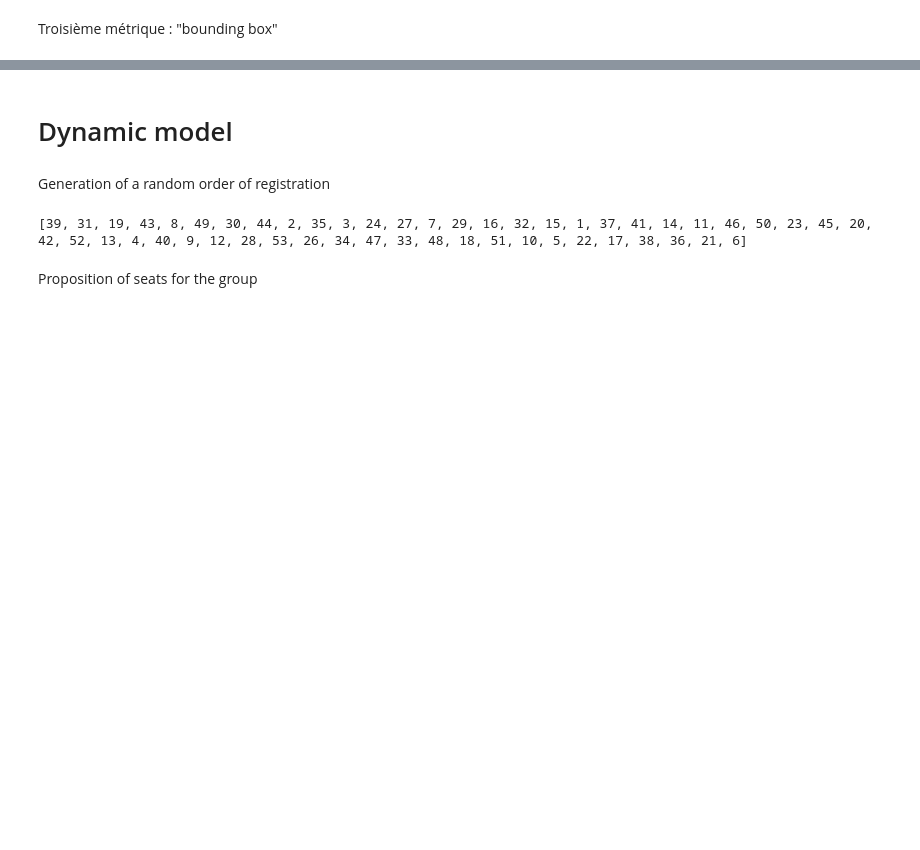
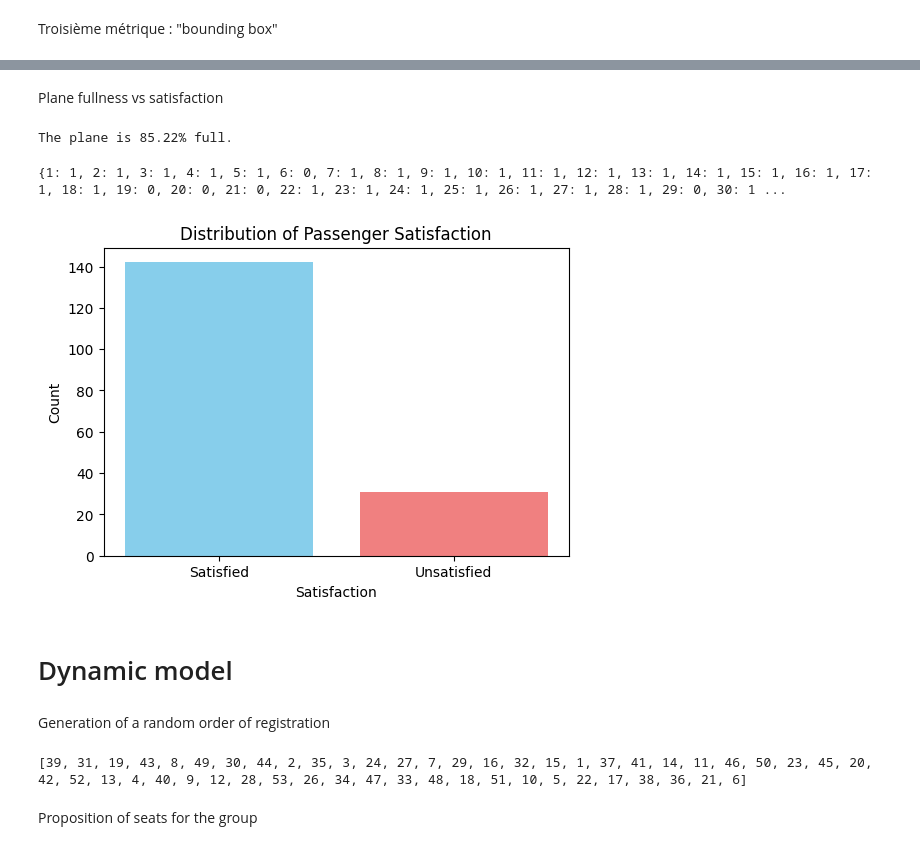
Before and after one commit to DelphineSalzmann/Opti_AirFrance, a Jupyter notebook: main.ipynb, the cells around one changed output, grey strips where cells are left out. Saved outputs shown, nothing was run; the diff lists cells and outputs as text; code cells hidden in the pictures; blank space fills up the shorter version.

Commit message:
PLANE FUll

```diff
--- a/main.ipynb
+++ b/main.ipynb
@@ -883,3 +869,70 @@ metrique_retangule(Passengers)
+# %% [markdown]
+Plane fullness vs satisfaction
+# %%
+def calculate_plane_fullness(passengers_dict, max_capacity):
+    total_passengers = len(passengers_dict)
+    fullness_percentage = (total_passengers / max_capacity) * 100
+    return fullness_percentage
+
+# Assuming max_capacity of the plane is 300 (for example)
+max_capacity = 203
+
+# Assuming Passengers_Imaginary is already defined
+Passengers_Imaginary = create_passengers_dict(Imaginary)
+
+# Calculate how full the plane is
+fullness_percentage = calculate_plane_fullness(Passengers_Imaginary, max_capacity)
+print(f"The plane is {fullness_percentage:.2f}% full.")
+# %% [output]
+The plane is 85.22% full.
+# %%
+#Binary satisfaction 1 if satisfied Or else 0
+def metric_seat_satisfaction(passengers_dict):
+    satisfaction = {}
+
+    for passenger_id, passenger_data in passengers_dict.items():
+        satisfaction[passenger_id] = 0  # Initialize satisfaction score for each passenger
+
+        # Assume that passengers prefer to be seated with at least one member of their group
+        group_members = [pid for pid, pdata in passengers_dict.items() if pdata['group'] == passenger_data['group']]
+
+        # Check if the passenger is seated next to at least one member of their group
+        seated_with_group_member = False
+        for member_id in group_members:
+            if member_id != passenger_id:  # Skip checking with the passenger themselves
+                if abs(passenger_data['connection_time'] - passengers_dict[member_id]['connection_time']) <= 90:
+                    seated_with_group_member = True
+                    break
+
+        if seated_with_group_member:
+            satisfaction[passenger_id] = 1  # Full satisfaction if seated with group member
+        else:
+            satisfaction[passenger_id] = 0  # No satisfaction if not seated with group member
+
+    return satisfaction
+
+
+print(metric_seat_satisfaction(Passengers_Imaginary))
+# %% [output]
+{1: 1, 2: 1, 3: 1, 4: 1, 5: 1, 6: 0, 7: 1, 8: 1, 9: 1, 10: 1, 11: 1, 12: 1, 13: 1, 14: 1, 15: 1, 16: 1, 17: 1, 18: 1, 19: 0, 20: 0, 21: 0, 22: 1, 23: 1, 24: 1, 25: 1, 26: 1, 27: 1, 28: 1, 29: 0, 30: 1 ...
+# %%
+def plot_satisfaction_distribution(satisfaction_scores):
+    # Count occurrences of each satisfaction score
+    satisfaction_counts = {'Satisfied': sum(score == 1 for score in satisfaction_scores.values()),
+                           'Unsatisfied': sum(score == 0 for score in satisfaction_scores.values())}
+
+    # Plot satisfaction distribution
+    plt.figure(figsize=(6, 4))
+    plt.bar(satisfaction_counts.keys(), satisfaction_counts.values(), color=['skyblue', 'lightcoral'])
+    plt.xlabel('Satisfaction')
+    plt.ylabel('Count')
+    plt.title('Distribution of Passenger Satisfaction')
+    plt.show()
+
+# Assuming seat_satisfaction_scores is already calculated
+plot_satisfaction_distribution(seat_satisfaction_scores)
+# %% [output]
+[figure, added]
 # %% [markdown]
 # Dynamic model
 # %% [markdown]
```
Also changed, not shown: parts of 8 cells of this notebook.
